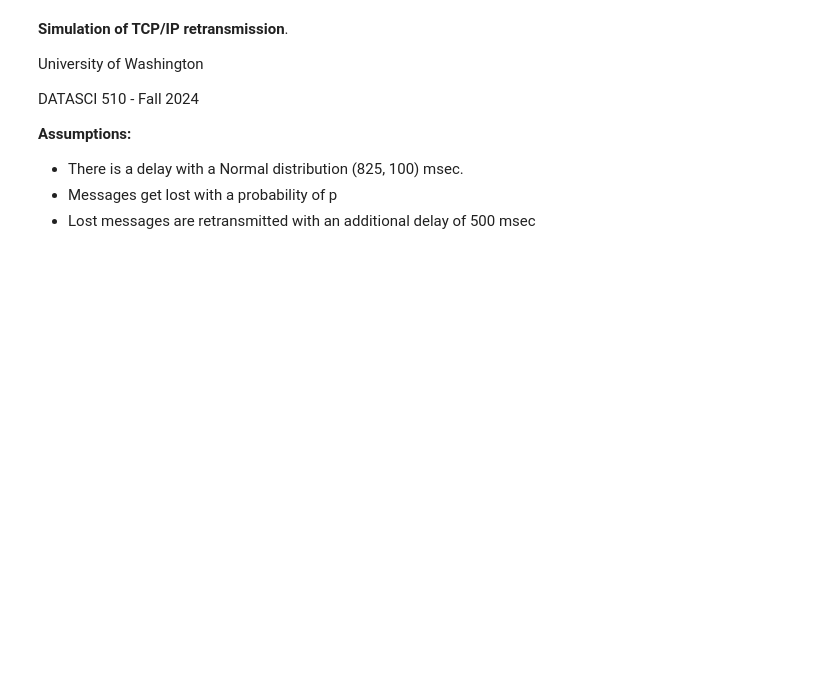
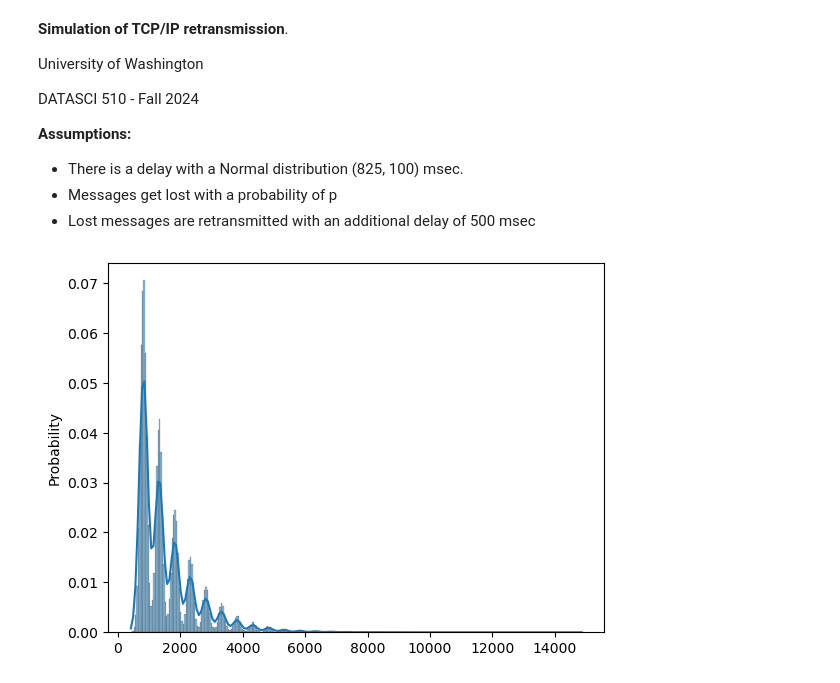
Before and after one commit to darynwhite/DataScienceCert, a Jupyter notebook: Lessons/03/Lesson_03_TCPIP_students.ipynb, the cells around one changed output. Drawn from its saved outputs; the diff is of its cells as text; code cells hidden in the pictures; blank space fills up the shorter version.

```diff
--- a/Lessons/03/Lesson_03_TCPIP_students.ipynb
+++ b/Lessons/03/Lesson_03_TCPIP_students.ipynb
@@ -30,8 +30,18 @@ prob_collision=0.10
 
 # ADD CODE HERE
 # measure the delay for a large number of iterations (say 10,000)
+
+def simulate(prob_c=0.10, iterations=10000):
+    capture = np.zeros(iterations)
+    for i in range(iterations):
+        capture[i] = simulate_delay(prob_c)
+    return np.array(capture)
 # %%
 # ADD CODE HERE
 # plot the distribution of the delay that you have simulated
+sns.histplot(simulate(0.60,100000), kde=True, stat='probability')
+plt.show()
+# %% [output]
+[figure, added]
 # %%
 # Explore the impact of varying the parameters of this simulation.
```
Also changed, not shown: parts of 2 cells of this notebook.
